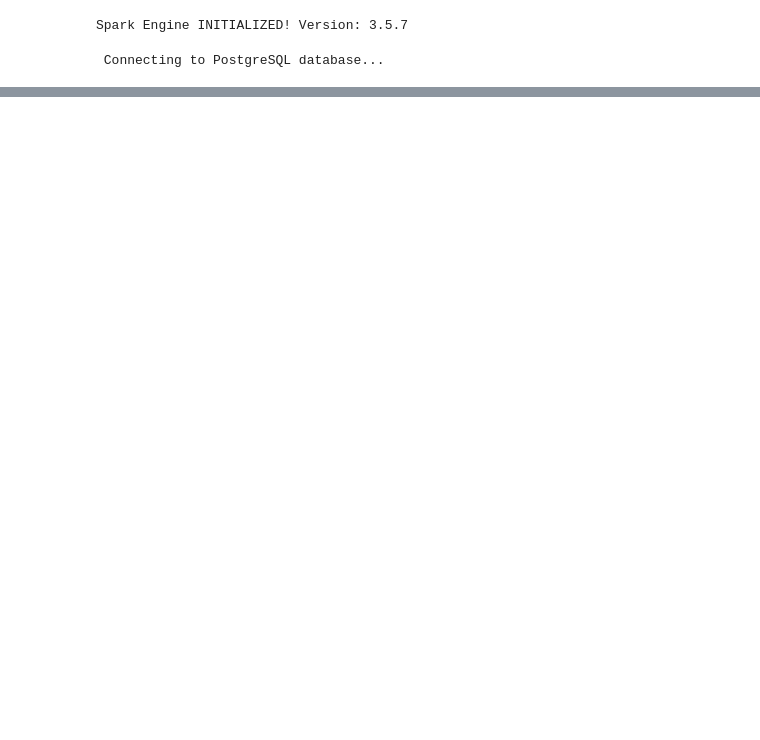
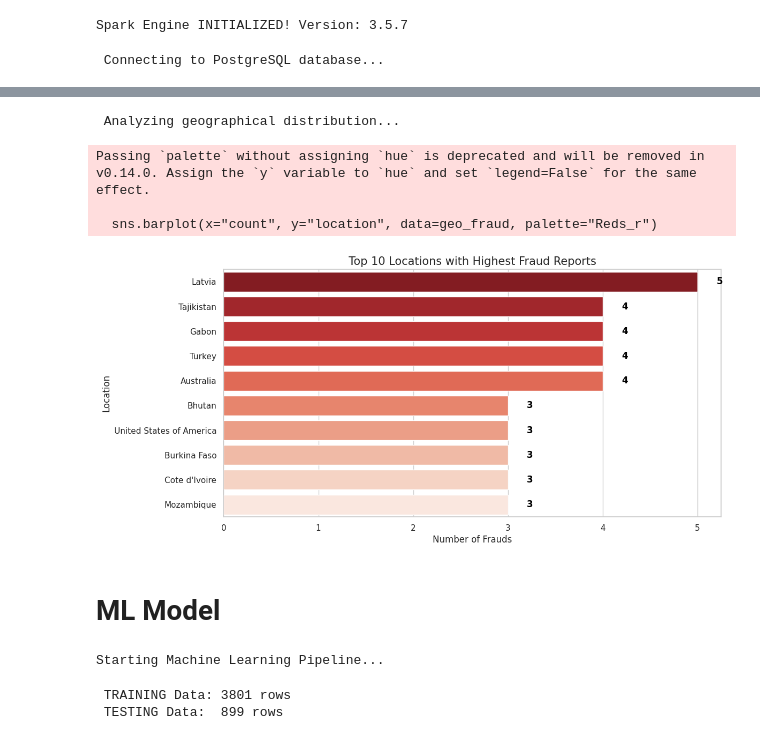
Before and after one commit to mausanram/Data_Bank_Simulator, a Jupyter notebook: notebooks/fraud_analysis_spark.ipynb, the cells around one changed output, grey strips where cells are left out. Cells and saved outputs as stored; diff of their text form; code cells hidden in the pictures; blank space fills up the shorter version.

Commit message:
feat: Finalize project, save Random Forest model and update docs

```diff
--- a/notebooks/fraud_analysis_spark.ipynb
+++ b/notebooks/fraud_analysis_spark.ipynb
@@ -92,0 +187,35 @@ df_spark.printSchema()
+# %%
+# --- ANALYSIS 4: Geographical Hotspots ---
+# Goal: Identify top locations for fraudulent activity.
+
+print(" Analyzing geographical distribution...")
+
+# Group by Location, Filter for Frauds, and Count
+geo_fraud = df_spark.filter(col("is_fraud") == True) \
+                    .groupBy("location") \
+                    .count() \
+                    .orderBy(desc("count")) \
+                    .limit(10) \
+                    .toPandas()
+
+# Visualization
+plt.figure(figsize=(12, 6))
+sns.barplot(x="count", y="location", data=geo_fraud, palette="Reds_r")
+
+plt.title("Top 10 Locations with Highest Fraud Reports", fontsize=15)
+plt.xlabel("Number of Frauds", fontsize=12)
+plt.ylabel("Location", fontsize=12)
+
+# Labels
+for i, v in enumerate(geo_fraud['count']):
+    plt.text(v + 0.2, i, str(v), color='black', va='center', fontweight='bold')
+
+plt.show()
+# %% [output]
+ Analyzing geographical distribution...
+Passing `palette` without assigning `hue` is deprecated and will be removed in v0.14.0. Assign the `y` variable to `hue` and set `legend=False` for the same effect.
+
+  sns.barplot(x="count", y="location", data=geo_fraud, palette="Reds_r")
+[figure, added]
+# %% [markdown]
+# ML Model
@@ -92,0 +230,30 @@ df_spark.printSchema()
+# %%
+print("Starting Machine Learning Pipeline...")
+
+# 1. FEATURE ENGINEERING 🛠️
+# ------------------------------------------
+# Prepare data: Extract hour and select useful columns.
+# We ignore 'Location' for now due to high cardinality/noise
+
+df_ml = df_spark.withColumn("hour", hour("transaction_date")) \
+                .withColumn("is_fraud", col("is_fraud").cast("integer"))   # Cast 'is_fraud' from Boolean to Integer (True=1, False=0) required for the model
+
+assembler = VectorAssembler(
+    inputCols=["amount", "hour"],
+    outputCol="features"
+)
+
+data_final = assembler.transform(df_ml).select("features", "is_fraud")
+# %% [output]
+Starting Machine Learning Pipeline...
+# %%
+# TRAIN/TEST SPLIT
+# ------------------------------------------
+# 80% for training the model, 20% for final evaluation
+train_data, test_data = data_final.randomSplit([0.8, 0.2], seed=42)
+
+print(f" TRAINING Data: {train_data.count()} rows")
+print(f" TESTING Data:  {test_data.count()} rows")
+# %% [output]
+ TRAINING Data: 3801 rows
+ TESTING Data:  899 rows
```
Also changed, not shown: parts of 12 cells of this notebook, 14 other files.
